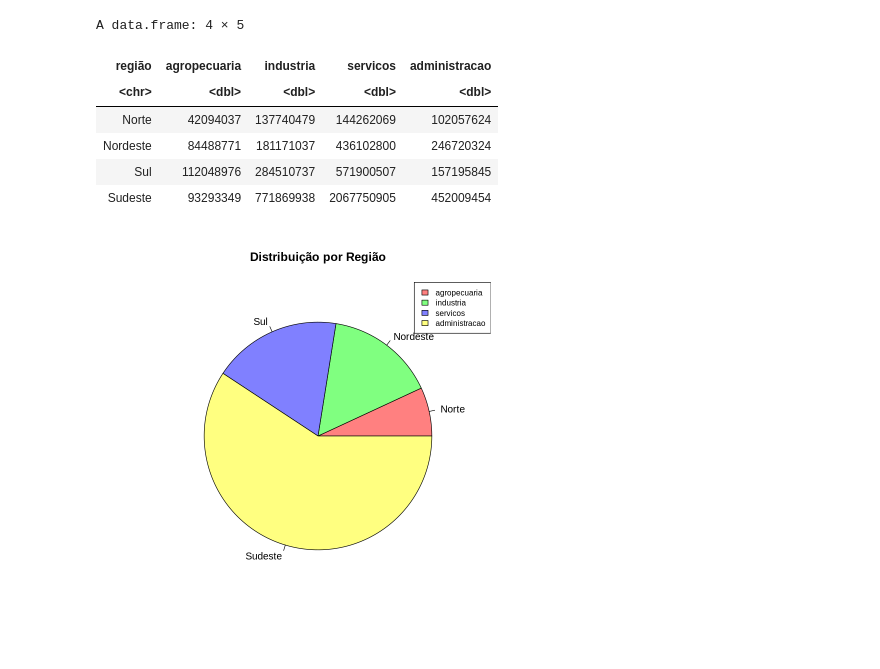
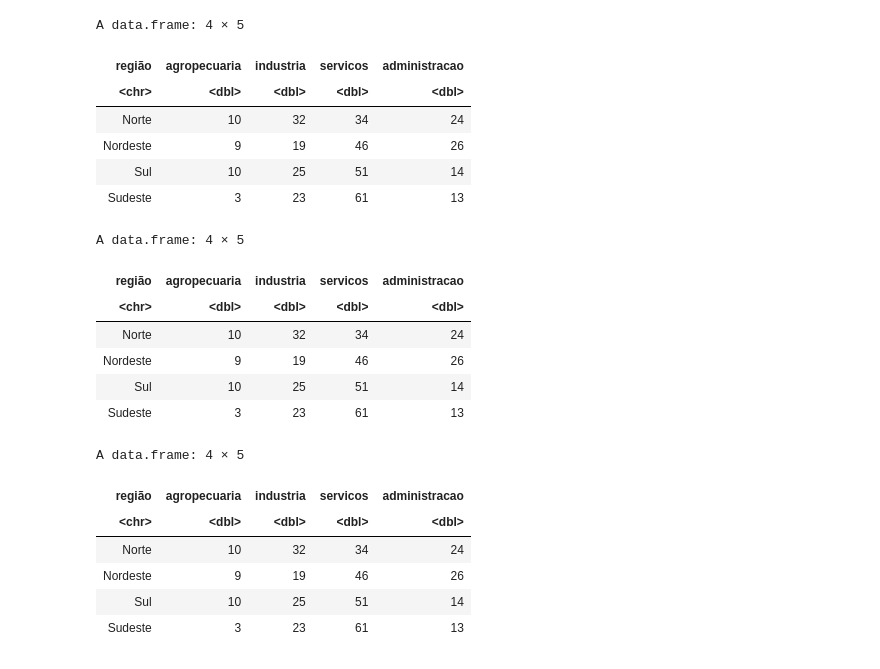
Before and after one commit to BrunoLoducca/Machine-Learning---Dados-com-Altas-Dimens-es, a Jupyter notebook: trabalho_estatistica_grafico_de_pizza.ipynb, the cells around one changed output. Cells and saved outputs as stored; diff of their text form; code cells hidden in the pictures.

```diff
--- a/trabalho_estatistica_grafico_de_pizza.ipynb
+++ b/trabalho_estatistica_grafico_de_pizza.ipynb
@@ -115,6 +203,9 @@ print("")
 
 valores_administracao_Nordeste = sum(valores_adicionados_Nordeste$Valor.adicionado.bruto.da.Administração..defesa..educação.e.saúde.públicas.e.seguridade.social...a.preços.correntes..R..1.000.)
 valores_administracao_Nordeste
+
+totais_nordeste = valores_agropecuaria_Nordeste + valores_industria_Nordeste + valores_servicos_Nordeste + valores_administracao_Nordeste
+totais_nordeste
 # %% [output]
 A data.frame: 6 × 9
 |  | Nome.da.Grande.Região | Sigla.da.Unidade.da.Federação | Nome.da.Unidade.da.Federação | Nome.do.Município | ... |
@@ -156,6 +292,11 @@ print("")
 
 valores_administracao_Sul  = sum(valores_adicionados_Sul$Valor.adicionado.bruto.da.Administração..defesa..educação.e.saúde.públicas.e.seguridade.social...a.preços.correntes..R..1.000.)
 valores_administracao_Sul
+
+print("")
+
+totais_sul = valores_agropecuaria_Sul + valores_industria_Sul + valores_servicos_Sul + valores_administracao_Sul
+totais_sul
 # %% [output]
 A data.frame: 6 × 9
 |  | Nome.da.Grande.Região | Sigla.da.Unidade.da.Federação | Nome.da.Unidade.da.Federação | Nome.do.Município | ... |
@@ -197,6 +376,9 @@ print("")
 
 valores_administracao_Sudeste = sum(valores_adicionados_Sudeste$Valor.adicionado.bruto.da.Administração..defesa..educação.e.saúde.públicas.e.seguridade.social...a.preços.correntes..R..1.000.)
 valores_administracao_Sudeste
+
+totais_sudeste = valores_agropecuaria_Sudeste + valores_industria_Sudeste + valores_servicos_Sudeste + valores_administracao_Sudeste
+totais_sudeste
 # %% [output]
 A data.frame: 6 × 9
 |  | Nome.da.Grande.Região | Sigla.da.Unidade.da.Federação | Nome.da.Unidade.da.Federação | Nome.do.Município | ... |
@@ -216,0 +410,20 @@ A data.frame: 6 × 9
+# %%
+# porcentagem do sudeste
+
+proporcao_agro_sudeste = round((valores_agropecuaria_Sudeste/ totais_sudeste)*100)
+proporcao_agro_sudeste
+
+print("")
+
+proporcao_industria_sudeste = round((valores_industria_Sudeste/ totais_sudeste)*100)
+proporcao_industria_sudeste
+
+print("")
+
+proporcao_servicos_sudeste = round((valores_servicos_Sudeste/ totais_sudeste)*100)
+proporcao_servicos_sudeste
+
+print("")
+
+proporcao_administracao_sudeste = round((valores_administracao_Sudeste/ totais_sudeste)*100)
+proporcao_administracao_sudeste
@@ -217,46 +444,41 @@ A data.frame: 6 × 9
 # %%
 região = c("Norte", "Nordeste", "Sul", "Sudeste")
 
-agropecuaria = c(valores_agropecuaria_Norte, valores_agropecuaria_Nordeste, valores_agropecuaria_Sul, valores_agropecuaria_Sudeste)
+agropecuaria = c(proporcao_agro_norte, proporcao_agro_nordeste, proporcao_agro_sul, proporcao_agro_sudeste)
 
-industria = c(valores_industria_Norte, valores_industria_Nordeste, valores_industria_Sul, valores_industria_Sudeste)
+industria = c(proporcao_industria_norte, proporcao_industria_nordeste, proporcao_industria_sul, proporcao_industria_sudeste)
 
-servicos = c(valores_servicos_Norte, valores_servicos_Nordeste, valores_servicos_Sul, valores_servicos_Sudeste)
+servicos = c(proporcao_servicos_norte, proporcao_servicos_nordeste, proporcao_servicos_sul, proporcao_servicos_sudeste)
 
-administracao = c(valores_administracao_Norte, valores_administracao_Nordeste, valores_administracao_Sul, valores_administracao_Sudeste)
+administracao = c(proporcao_administracao_norte, proporcao_administracao_nordeste, proporcao_administracao_sul, proporcao_administracao_sudeste)
 
 # Criando um data frame
 
 dados = data.frame(região, agropecuaria, industria, servicos, administracao)
 
 dados
 # %% [output]
 A data.frame: 4 × 5
 | região | agropecuaria | industria | servicos | administracao |
 | <chr> | <dbl> | <dbl> | <dbl> | <dbl> |
-| Norte | 42094037 | 137740479 | 144262069 | 102057624 |
-| Nordeste | 84488771 | 181171037 | 436102800 | 246720324 |
-| Sul | 112048976 | 284510737 | 571900507 | 157195845 |
-| Sudeste | 93293349 | 771869938 | 2067750905 | 452009454 |
+| Norte | 10 | 32 | 34 | 24 |
+| Nordeste | 9 | 19 | 46 | 26 |
+| Sul | 10 | 25 | 51 | 14 |
+| Sudeste | 3 | 23 | 61 | 13 |
+A data.frame: 4 × 5
+| região | agropecuaria | industria | servicos | administracao |
+| <chr> | <dbl> | <dbl> | <dbl> | <dbl> |
+| Norte | 10 | 32 | 34 | 24 |
+| Nordeste | 9 | 19 | 46 | 26 |
+| Sul | 10 | 25 | 51 | 14 |
+| Sudeste | 3 | 23 | 61 | 13 |
+A data.frame: 4 × 5
+| região | agropecuaria | industria | servicos | administracao |
+| <chr> | <dbl> | <dbl> | <dbl> | <dbl> |
+| Norte | 10 | 32 | 34 | 24 |
+| Nordeste | 9 | 19 | 46 | 26 |
+| Sul | 10 | 25 | 51 | 14 |
+| Sudeste | 3 | 23 | 61 | 13 |
-# %%
-dados <- data.frame(região, agropecuaria, industria, servicos, administracao)
-
-# Selecionar apenas as colunas relevantes para o gráfico de pizza
-dados_pizza <- dados[, c("agropecuaria", "industria", "servicos", "administracao")]
-
-# Calcular o total por região
-dados_pizza$total <- rowSums(dados_pizza[, -1])
-
-# Configurar as cores para cada setor da pizza
-cores <- c("#FF8080", "#80FF80", "#8080FF", "#FFFF80")
-
-# Criar o gráfico de pizza
-pie(dados_pizza$total, labels = dados$região, col = cores, main = "Distribuição por Região")
-
-# Adicionar legenda
-legend("topright", legend = names(dados_pizza)[-5], fill = cores, cex = 0.8)
-# %% [output]
-[figure, removed]
 # %%
 dados_Norte = filter(dados, região=="Norte")
 dados_Norte
```
Also changed, not shown: parts of 39 cells of this notebook.
